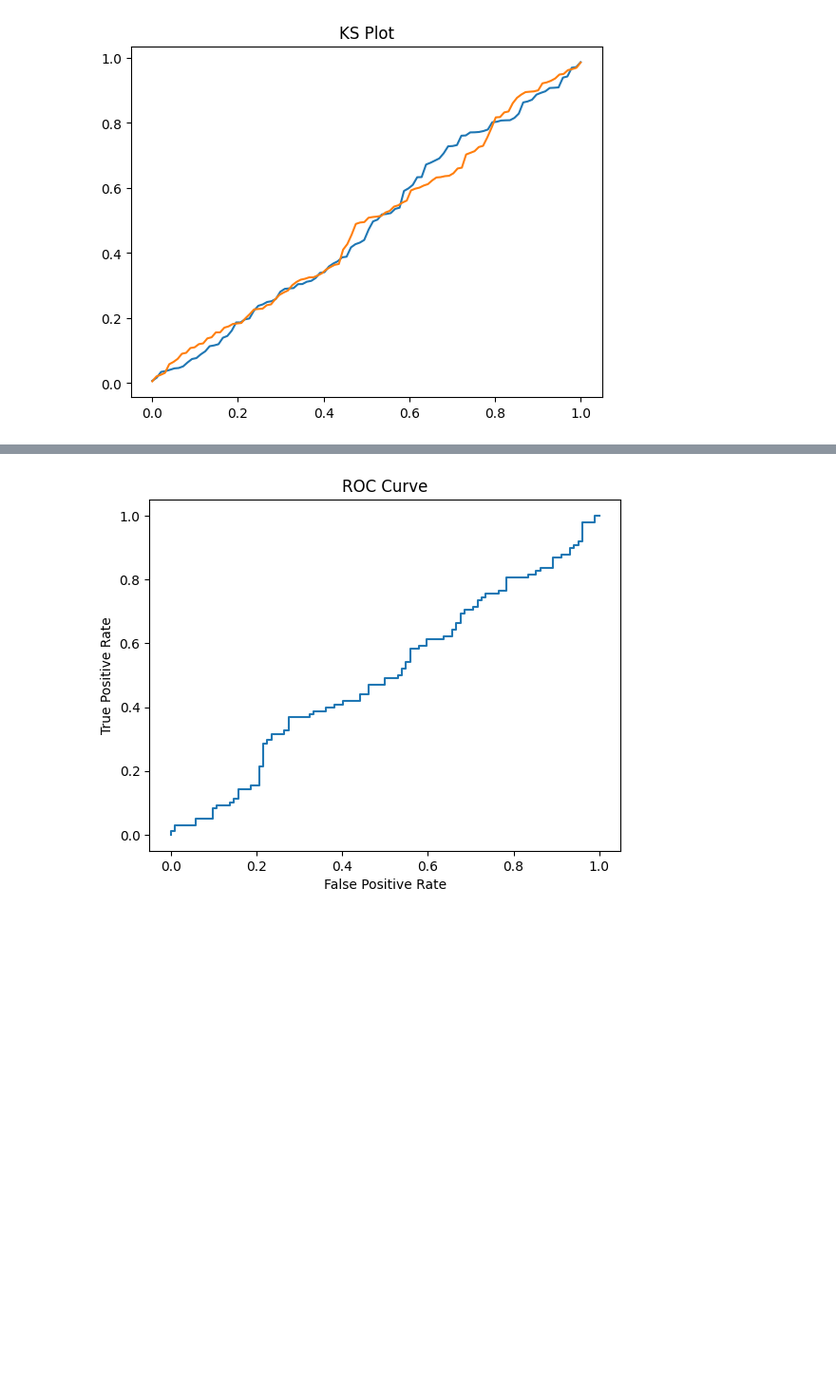
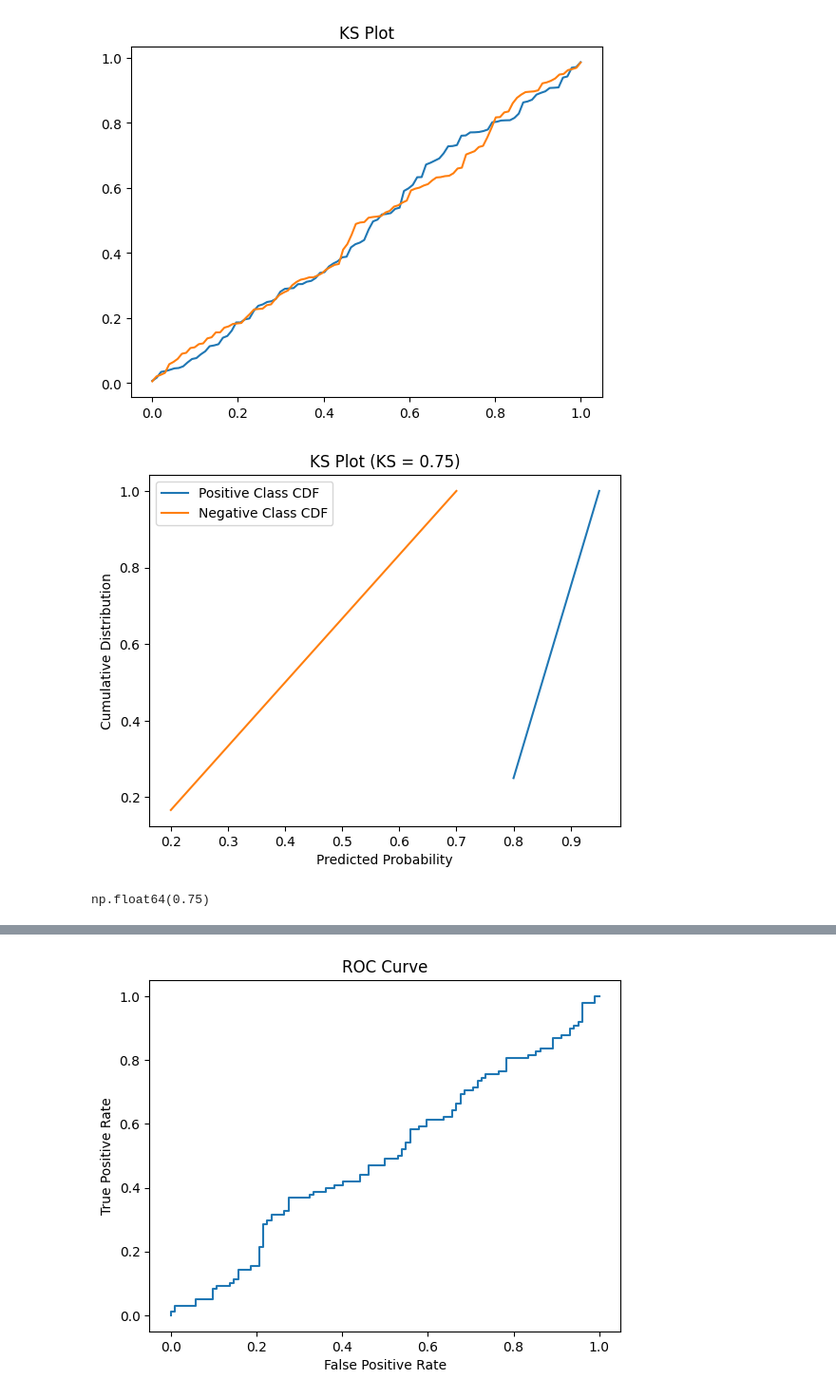
Before and after one commit to Saibhossain/Data-Mining-From-Scratch, a Jupyter notebook: most_important_plots.ipynb, the cells around one changed output, grey strips where cells are left out. Shown at 95% size. Drawn from its saved outputs; the diff is of its cells as text; code cells hidden in the pictures; blank space fills up the shorter version.

Commit message:
Level 1 - Most Important Plots in Data Science

```diff
--- a/most_important_plots.ipynb
+++ b/most_important_plots.ipynb
@@ -46,6 +132,42 @@ plt.title("KS Plot")
 plt.show()
 # %% [output]
 [figure]
+# %%
+# KS Plot evaluation using a dummy dataset
+import numpy as np
+import matplotlib.pyplot as plt
+
+# Dummy binary classification dataset
+y_true = np.array([1,1,1,1,0,0,0,0,0,0])
+y_score = np.array([0.95,0.90,0.85,0.80,0.70,0.60,0.50,0.40,0.30,0.20])
+
+# Separate scores
+pos_scores = np.sort(y_score[y_true == 1])
+neg_scores = np.sort(y_score[y_true == 0])
+
+# CDFs
+pos_cdf = np.arange(1, len(pos_scores)+1) / len(pos_scores)
+neg_cdf = np.arange(1, len(neg_scores)+1) / len(neg_scores)
+
+# KS statistic
+ks_stat = np.max(np.abs(
+    np.interp(pos_scores, neg_scores, neg_cdf, left=0, right=1) - pos_cdf
+))
+
+# Plot
+plt.figure()
+plt.plot(pos_scores, pos_cdf, label="Positive Class CDF")
+plt.plot(neg_scores, neg_cdf, label="Negative Class CDF")
+plt.title(f"KS Plot (KS = {ks_stat:.2f})")
+plt.xlabel("Predicted Probability")
+plt.ylabel("Cumulative Distribution")
+plt.legend()
+plt.show()
+
+ks_stat
+# %% [output]
+[figure, added]
+np.float64(0.75)
 # %% [markdown]
 ---
 
```
Also changed, not shown: parts of 7 cells of this notebook.
